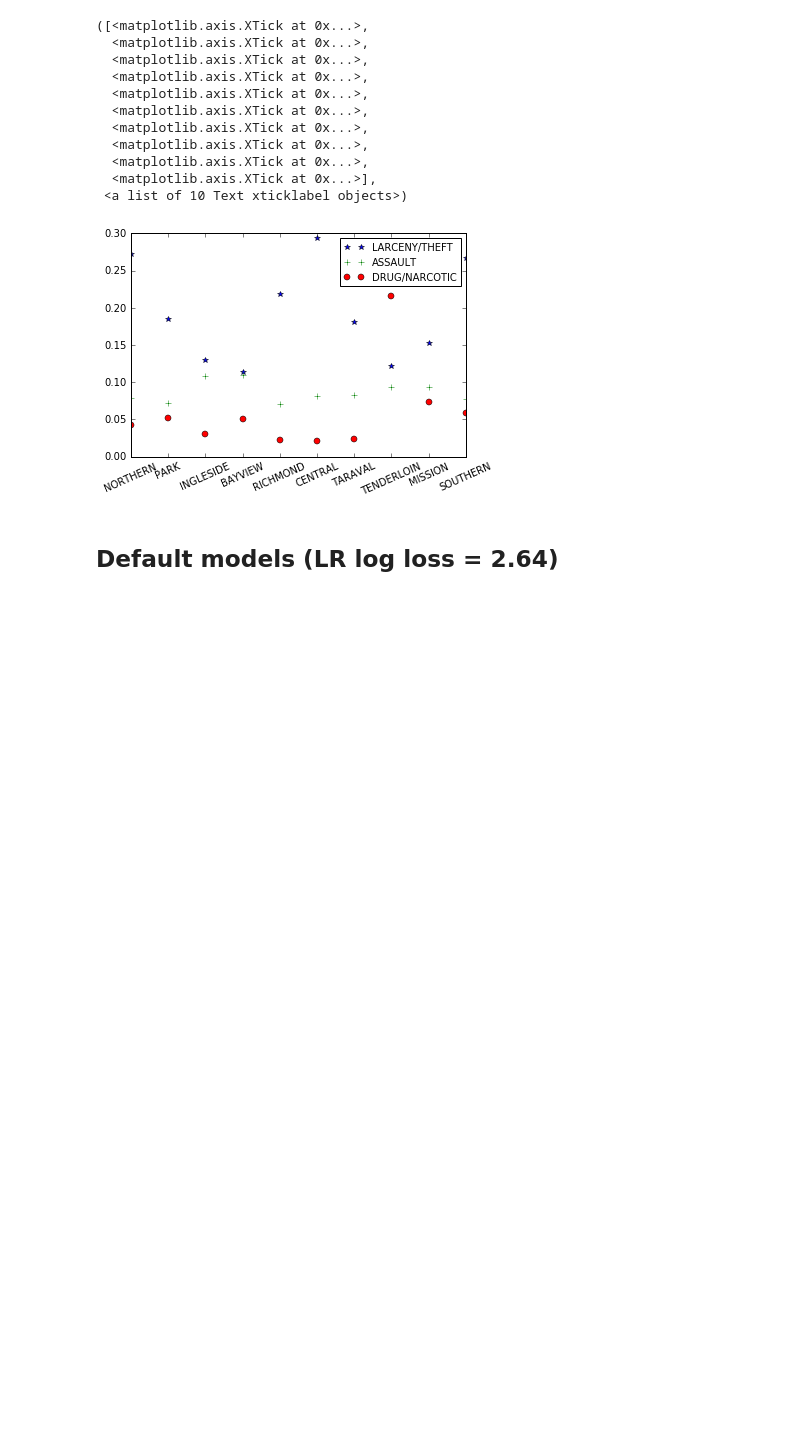
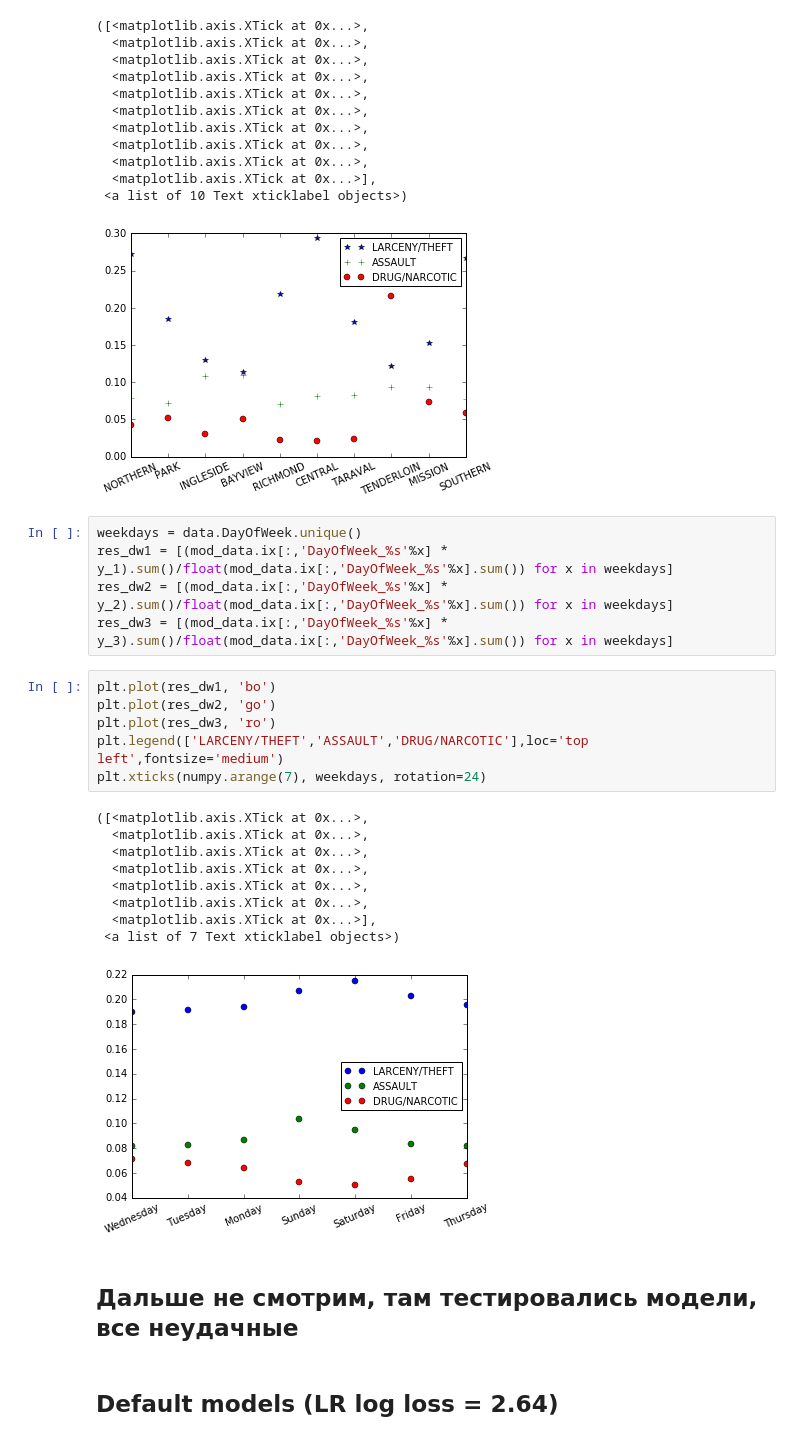
Before and after one commit to AlexeyKozulin/ML-Scripts, a Jupyter notebook: sf_crime_sk.ipynb, the cells around one changed output. Cells and saved outputs as stored; diff of their text form; blank space fills up the shorter version.

Commit message:
Update headers, add weekdays analyze

```diff
--- a/sf_crime_sk.ipynb
+++ b/sf_crime_sk.ipynb
@@ -177,6 +179,29 @@ plt.xticks(numpy.arange(10), districts, rotation=24)
   <matplotlib.axis.XTick at 0x...>],
  <a list of 10 Text xticklabel objects>)
 [figure]
+# %%
+weekdays = data.DayOfWeek.unique()
+res_dw1 = [(mod_data.ix[:,'DayOfWeek_%s'%x] * y_1).sum()/float(mod_data.ix[:,'DayOfWeek_%s'%x].sum()) for x in weekdays]
+res_dw2 = [(mod_data.ix[:,'DayOfWeek_%s'%x] * y_2).sum()/float(mod_data.ix[:,'DayOfWeek_%s'%x].sum()) for x in weekdays]
+res_dw3 = [(mod_data.ix[:,'DayOfWeek_%s'%x] * y_3).sum()/float(mod_data.ix[:,'DayOfWeek_%s'%x].sum()) for x in weekdays]
+# %%
+plt.plot(res_dw1, 'bo')
+plt.plot(res_dw2, 'go')
+plt.plot(res_dw3, 'ro')
+plt.legend(['LARCENY/THEFT','ASSAULT','DRUG/NARCOTIC'],loc='top left',fontsize='medium')
+plt.xticks(numpy.arange(7), weekdays, rotation=24)
+# %% [output]
+([<matplotlib.axis.XTick at 0x...>,
+  <matplotlib.axis.XTick at 0x...>,
+  <matplotlib.axis.XTick at 0x...>,
+  <matplotlib.axis.XTick at 0x...>,
+  <matplotlib.axis.XTick at 0x...>,
+  <matplotlib.axis.XTick at 0x...>,
+  <matplotlib.axis.XTick at 0x...>],
+ <a list of 7 Text xticklabel objects>)
+[figure, added]
+# %% [markdown]
+## Дальше не смотрим, там тестировались модели, все неудачные
 # %% [markdown]
 ## Default models (LR log loss = 2.64)
 # %%
```
Also changed, not shown: parts of 1 cell of this notebook, 1 other file.
